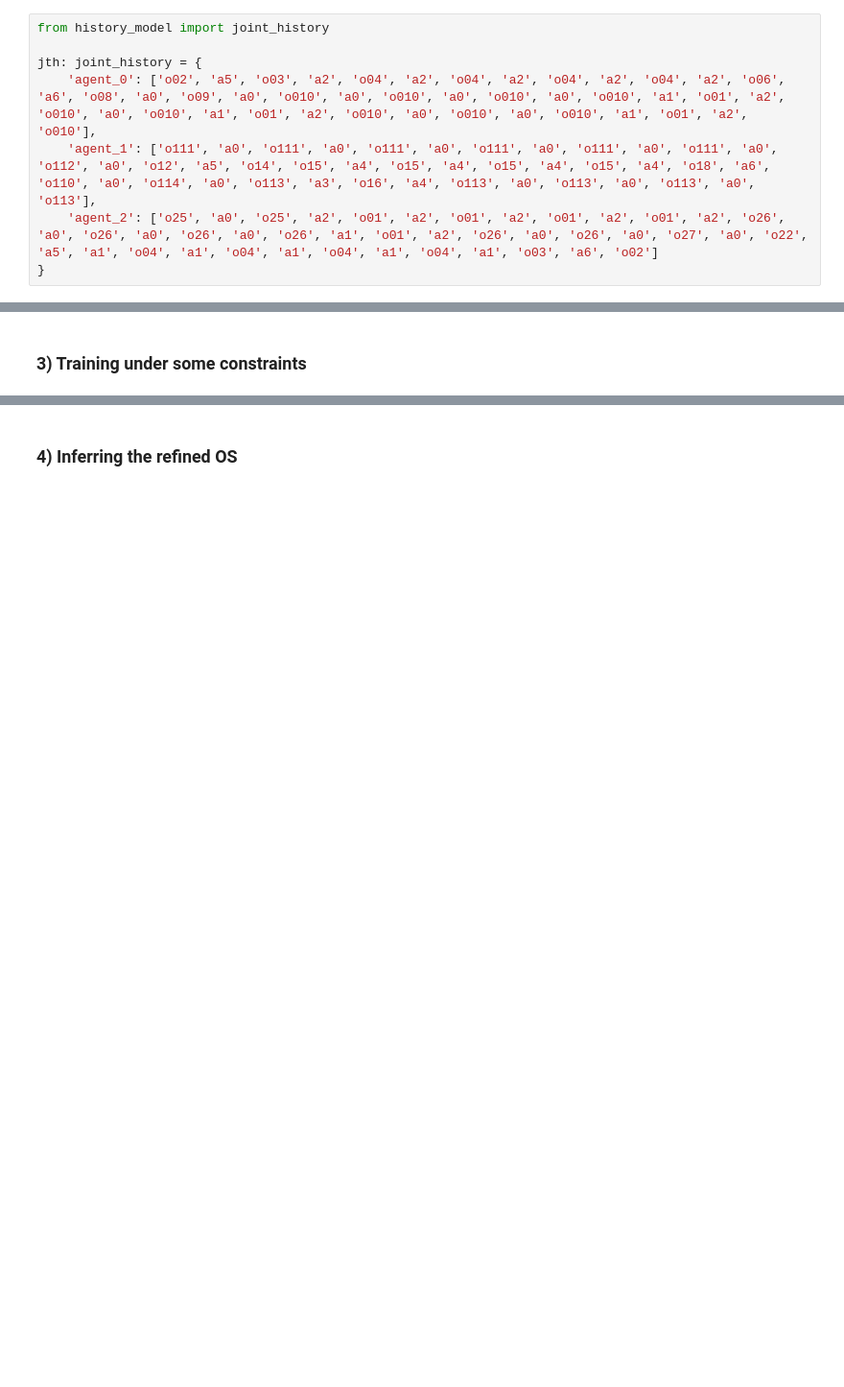
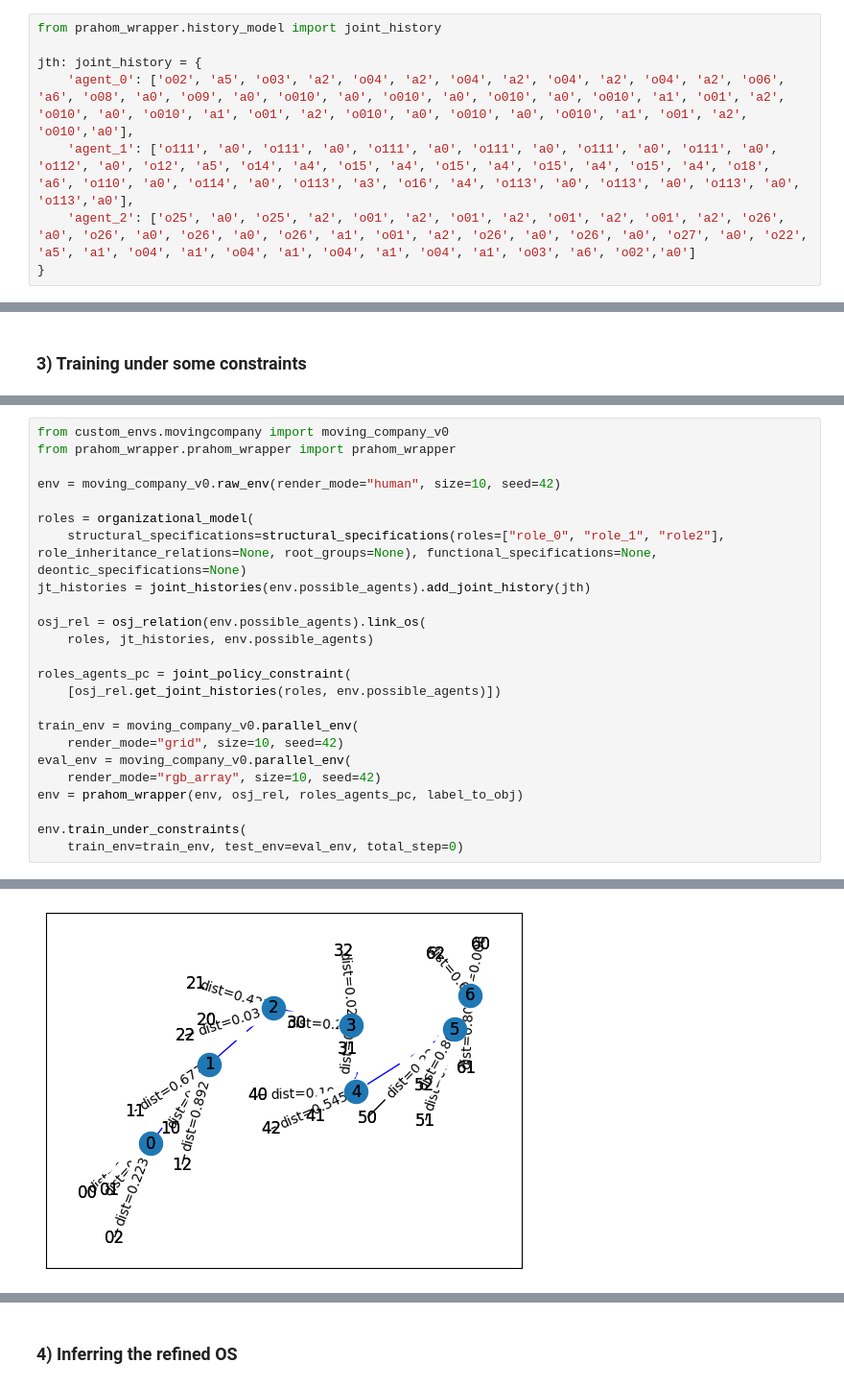
Before and after one commit to julien6/omarl_experiments, a Jupyter notebook: tutorial/pw_tutorial.ipynb, the cells around one changed output, grey strips where cells are left out. Shown at 96% size. Cells and saved outputs as stored; diff of their text form; blank space fills up the shorter version.

```diff
--- a/tutorial/pw_tutorial.ipynb
+++ b/tutorial/pw_tutorial.ipynb
@@ -455,12 +455,12 @@ graph_plot = hg.generate_graph_plot(
 # %% [markdown]
 A **joint-history** is a tuple where each component is a single history associated with an agent. For example:
 # %%
-from history_model import joint_history
+from prahom_wrapper.history_model import joint_history
 
 jth: joint_history = {
-    'agent_0': ['o02', 'a5', 'o03', 'a2', 'o04', 'a2', 'o04', 'a2', 'o04', 'a2', 'o04', 'a2', 'o06', 'a6', 'o08', 'a0', 'o09', 'a0', 'o010', 'a0', 'o010', 'a0', 'o010', 'a0', 'o010', 'a1', 'o01', 'a2', 'o010', 'a0', 'o010', 'a1', 'o01', 'a2', 'o010', 'a0', 'o010', 'a0', 'o010', 'a1', 'o01', 'a2', 'o010'],
-    'agent_1': ['o111', 'a0', 'o111', 'a0', 'o111', 'a0', 'o111', 'a0', 'o111', 'a0', 'o111', 'a0', 'o112', 'a0', 'o12', 'a5', 'o14', 'o15', 'a4', 'o15', 'a4', 'o15', 'a4', 'o15', 'a4', 'o18', 'a6', 'o110', 'a0', 'o114', 'a0', 'o113', 'a3', 'o16', 'a4', 'o113', 'a0', 'o113', 'a0', 'o113', 'a0', 'o113'],
-    'agent_2': ['o25', 'a0', 'o25', 'a2', 'o01', 'a2', 'o01', 'a2', 'o01', 'a2', 'o01', 'a2', 'o26', 'a0', 'o26', 'a0', 'o26', 'a0', 'o26', 'a1', 'o01', 'a2', 'o26', 'a0', 'o26', 'a0', 'o27', 'a0', 'o22', 'a5', 'a1', 'o04', 'a1', 'o04', 'a1', 'o04', 'a1', 'o04', 'a1', 'o03', 'a6', 'o02']
+    'agent_0': ['o02', 'a5', 'o03', 'a2', 'o04', 'a2', 'o04', 'a2', 'o04', 'a2', 'o04', 'a2', 'o06', 'a6', 'o08', 'a0', 'o09', 'a0', 'o010', 'a0', 'o010', 'a0', 'o010', 'a0', 'o010', 'a1', 'o01', 'a2', 'o010', 'a0', 'o010', 'a1', 'o01', 'a2', 'o010', 'a0', 'o010', 'a0', 'o010', 'a1', 'o01', 'a2', 'o010','a0'],
+    'agent_1': ['o111', 'a0', 'o111', 'a0', 'o111', 'a0', 'o111', 'a0', 'o111', 'a0', 'o111', 'a0', 'o112', 'a0', 'o12', 'a5', 'o14', 'a4', 'o15', 'a4', 'o15', 'a4', 'o15', 'a4', 'o15', 'a4', 'o18', 'a6', 'o110', 'a0', 'o114', 'a0', 'o113', 'a3', 'o16', 'a4', 'o113', 'a0', 'o113', 'a0', 'o113', 'a0', 'o113','a0'],
+    'agent_2': ['o25', 'a0', 'o25', 'a2', 'o01', 'a2', 'o01', 'a2', 'o01', 'a2', 'o01', 'a2', 'o26', 'a0', 'o26', 'a0', 'o26', 'a0', 'o26', 'a1', 'o01', 'a2', 'o26', 'a0', 'o26', 'a0', 'o27', 'a0', 'o22', 'a5', 'a1', 'o04', 'a1', 'o04', 'a1', 'o04', 'a1', 'o04', 'a1', 'o03', 'a6', 'o02','a0']
 }
 # %% [markdown]
 Considering a subset of $n$ **joint-history**, then each agent is associated to $n$ **histories**.
@@ -608,0 +630,25 @@ Two modes are available to integrate these constraints:
+# %%
+from custom_envs.movingcompany import moving_company_v0
+from prahom_wrapper.prahom_wrapper import prahom_wrapper
+
+env = moving_company_v0.raw_env(render_mode="human", size=10, seed=42)
+
+roles = organizational_model(
+    structural_specifications=structural_specifications(roles=["role_0", "role_1", "role2"], role_inheritance_relations=None, root_groups=None), functional_specifications=None, deontic_specifications=None)
+jt_histories = joint_histories(env.possible_agents).add_joint_history(jth)
+
+osj_rel = osj_relation(env.possible_agents).link_os(
+    roles, jt_histories, env.possible_agents)
+
+roles_agents_pc = joint_policy_constraint(
+    [osj_rel.get_joint_histories(roles, env.possible_agents)])
+
+train_env = moving_company_v0.parallel_env(
+    render_mode="grid", size=10, seed=42)
+eval_env = moving_company_v0.parallel_env(
+    render_mode="rgb_array", size=10, seed=42)
+env = prahom_wrapper(env, osj_rel, roles_agents_pc, label_to_obj)
+
+env.train_under_constraints(
+    train_env=train_env, test_env=eval_env, total_step=0)
+# %% [output]
@@ -608,0 +668 @@ Two modes are available to integrate these constraints:
+[figure, added]
```
Also changed, not shown: parts of 29 cells of this notebook, 19 other files.
